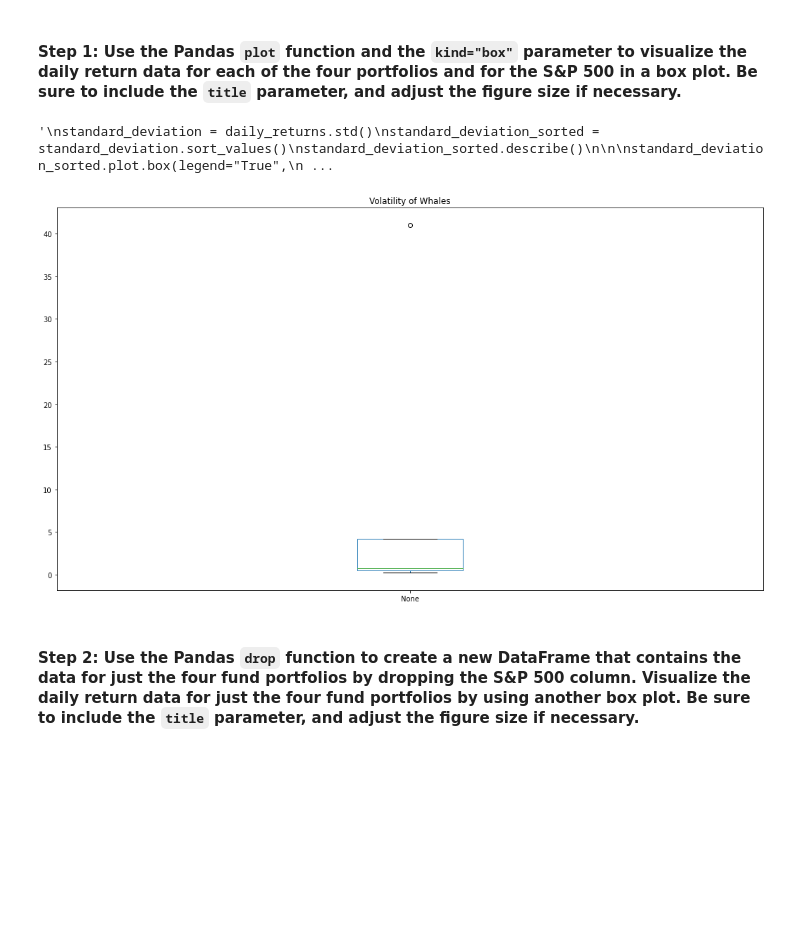
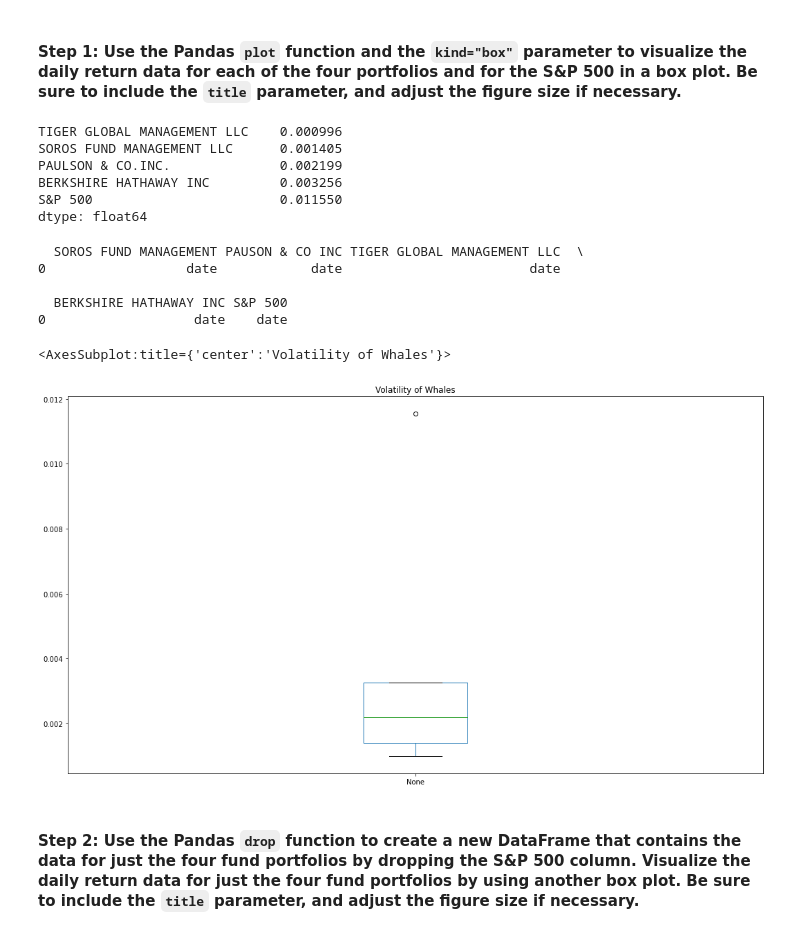
Before and after one commit to madhugirl/Whale-Investment-Opp, a Jupyter notebook: risk_return_analysis.ipynb, the cells around one changed output. Drawn from its saved outputs; the diff is of its cells as text; code cells hidden in the pictures; blank space fills up the shorter version.

```diff
--- a/risk_return_analysis.ipynb
+++ b/risk_return_analysis.ipynb
@@ -137,7 +137,7 @@ whale_navs_df.head()
 # Prepare for the analysis by converting the dataframe of NAVs and prices to daily returns
 # Drop any rows with all missing values
 # Review the first five rows of the daily returns DataFrame.
-daily_returns = whale_navs_df.dropna().drop_duplicates()
+daily_returns = whale_navs_df.pct_change().dropna().drop_duplicates()
 daily_returns.head()
 # %% [output]
 |  | SOROS FUND MANAGEMENT LLC | PAULSON & CO.INC. | TIGER GLOBAL MANAGEMENT LLC | BERKSHIRE HATHAWAY INC | S&P 500 |
@@ -238,36 +238,45 @@ ax.legend(["SOROS FUND MANAGEMENT", "PAUSON & CO INC", "TIGER GLOBAL MANAGEMENT
 Analyze the volatility of each of the four fund portfolios and of the S&P 500 Index by using box plots.
 # %% [markdown]
 #### Step 1: Use the Pandas `plot` function and the `kind="box"` parameter to visualize the daily return data for each of the four portfolios and for the S&P 500 in a box plot. Be sure to include the `title` parameter, and adjust the figure size if necessary.
+# %%
+standard_deviation = daily_returns.std()
+standard_deviation.head().sort_values()
+# %% [output]
+TIGER GLOBAL MANAGEMENT LLC    0.000996
+SOROS FUND MANAGEMENT LLC      0.001405
+PAULSON & CO.INC.              0.002199
+BERKSHIRE HATHAWAY INC         0.003256
+S&P 500                        0.011550
+dtype: float64
 # %%
 # Use the daily return data to create box plots to visualize the volatility of the 4 funds and the S&P 500
 # Include a title parameter and adjust the figure size
 
 #  WHICH FUNCTION DO I USE TO CALULATE VOLATILITY?
-
+stocks = pd.DataFrame({
+    'SOROS FUND MANAGEMENT' : ["date"],
+    'PAUSON & CO INC' : ["date"],
+    'TIGER GLOBAL MANAGEMENT LLC' : ["date"],
+    'BERKSHIRE HATHAWAY INC' : ["date"],
+    'S&P 500' : ["date"]
+})
+print(stocks)
 standard_deviation = daily_returns.std()
 #variance = daily_returns.var()
 #daily_returns.plot(kind='box', figsize=(18,10), title="Volatility of Whales")
 #daily_returns.plot.box(figsize=(18,10), title="Volatility of Whales")
 standard_deviation.plot.box(figsize=(18,10), title="Volatility of Whales")
 #variance.plot(variance=variance)
-#variance.legend(["SOROS FUND MANAGEMENT", "PAUSON & CO INC", "TIGER GLOBAL MANAGEMENT LLC", "BERKSHIRE HATHAWAY INC", "S&P 500"]
+#standard_deviation.legend(["SOROS FUND MANAGEMENT", "PAUSON & CO INC", "TIGER GLOBAL MANAGEMENT LLC", "BERKSHIRE HATHAWAY INC", "S&P 500"]
 #print(standard_deviation)
-
-
-"""
-standard_deviation = daily_returns.std()
-standard_deviation_sorted = standard_deviation.sort_values()
-standard_deviation_sorted.describe()
-
-
-standard_deviation_sorted.plot.box(legend="True",
-    figsize=(18,10),
-    title="Volatility of Whales plus sp500")
-
-"""
 # %% [output]
-'\nstandard_deviation = daily_returns.std()\nstandard_deviation_sorted = standard_deviation.sort_values()\nstandard_deviation_sorted.describe()\n\n\nstandard_deviation_sorted.plot.box(legend="True",\n ...
+  SOROS FUND MANAGEMENT PAUSON & CO INC TIGER GLOBAL MANAGEMENT LLC  \
+0                  date            date                        date
+
+  BERKSHIRE HATHAWAY INC S&P 500
+0                   date    date
+<AxesSubplot:title={'center':'Volatility of Whales'}>
-[figure, old version]
+[figure, new version]
 # %% [markdown]
 #### Step 2: Use the Pandas `drop` function to create a new DataFrame that contains the data for just the four fund portfolios by dropping the S&P 500 column. Visualize the daily return data for just the four fund portfolios by using another box plot. Be sure to include the `title` parameter, and adjust the figure size if necessary.
 # %%
```
Also changed, not shown: parts of 7 cells of this notebook.
